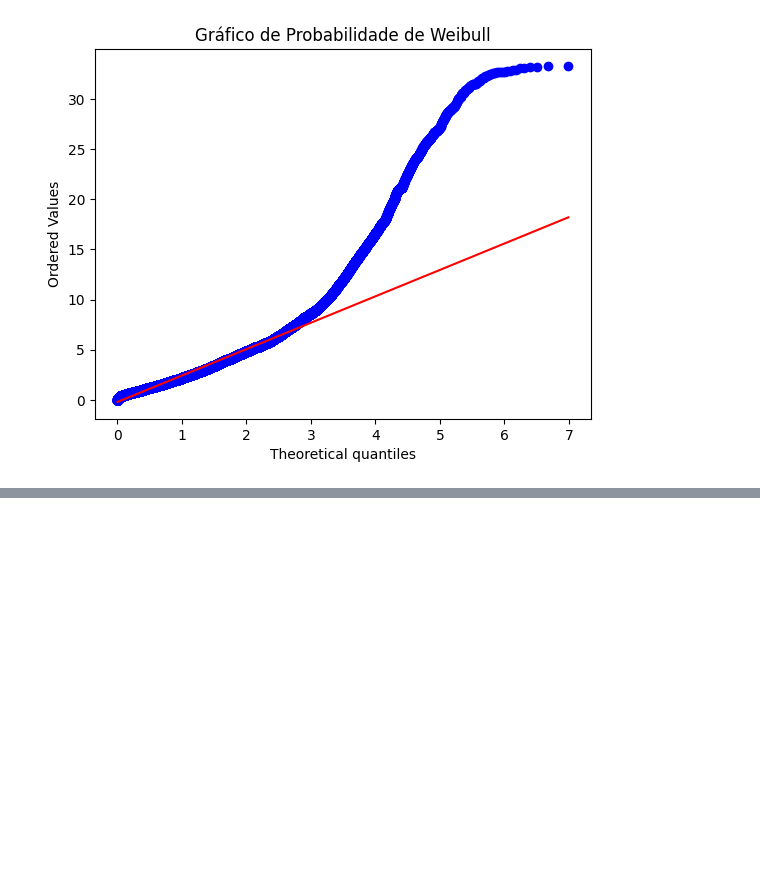
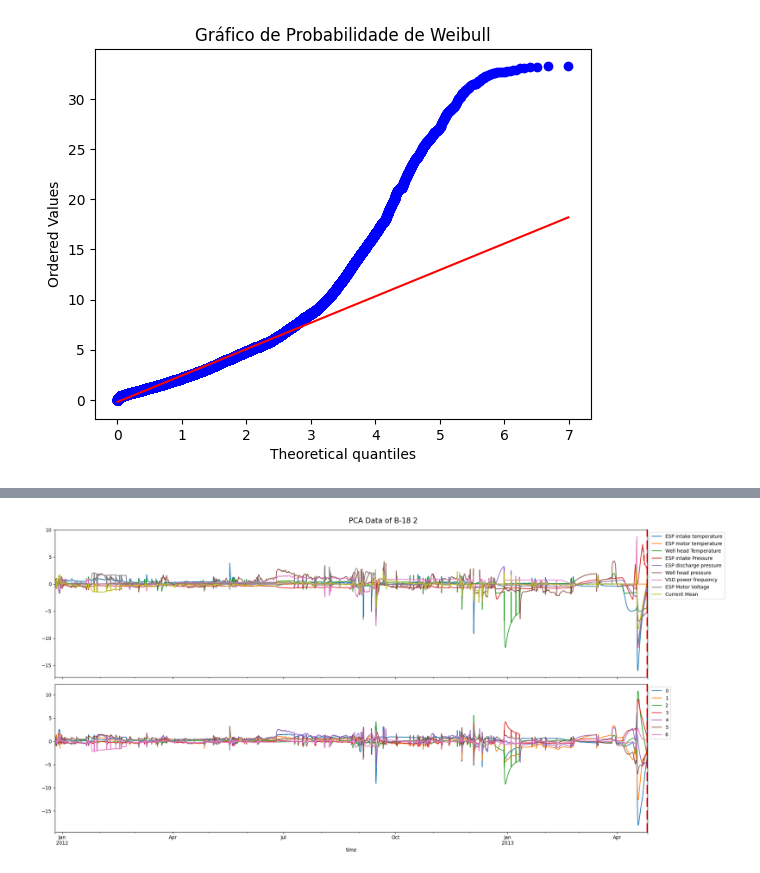
Before and after one commit to RL2-SP3/LISSA, a Jupyter notebook: examples/analise_dados_PCA.ipynb, the cells around one changed output, grey strips where cells are left out. Saved outputs shown, nothing was run; the diff lists cells and outputs as text; code cells hidden in the pictures; blank space fills up the shorter version.

```diff
--- a/examples/analise_dados_PCA.ipynb
+++ b/examples/analise_dados_PCA.ipynb
@@ -85,3 +84,26 @@ li.PCAComponentsPlot(pumpData,pump,PCAHeaders)
+# %%
+pumpDataOriginal = entireData.loc[entireData["Well Run"]==pump].copy()
+
+Headers = [
+    #'ESP discharge temperature sensor',
+    'ESP intake temperature',
+    'ESP motor temperature',
+    'Well head Temperature',
+    'ESP intake Pressure',
+    'ESP discharge pressure',
+    #'ESP differential pressure',
+    'Well head pressure',
+    'VSD power frequency',
+    'ESP Motor Voltage',
+    'Current Mean'
+    #'ESP Vibration Module',
+    #'ESP Power'
+    ]
+
+li.PCAComparisionPlot(pumpData,pumpDataOriginal,pump,PCAHeaders,Headers)
+plt.savefig("../imagens_gerais/PCA_b_28_2")
+# %% [output]
+[figure, added]
 # %%
 pump = pumpList[0]
 plt.rcParams['font.size'] = 15.0
```
Also changed, not shown: parts of 4 cells of this notebook, 5 other files.
